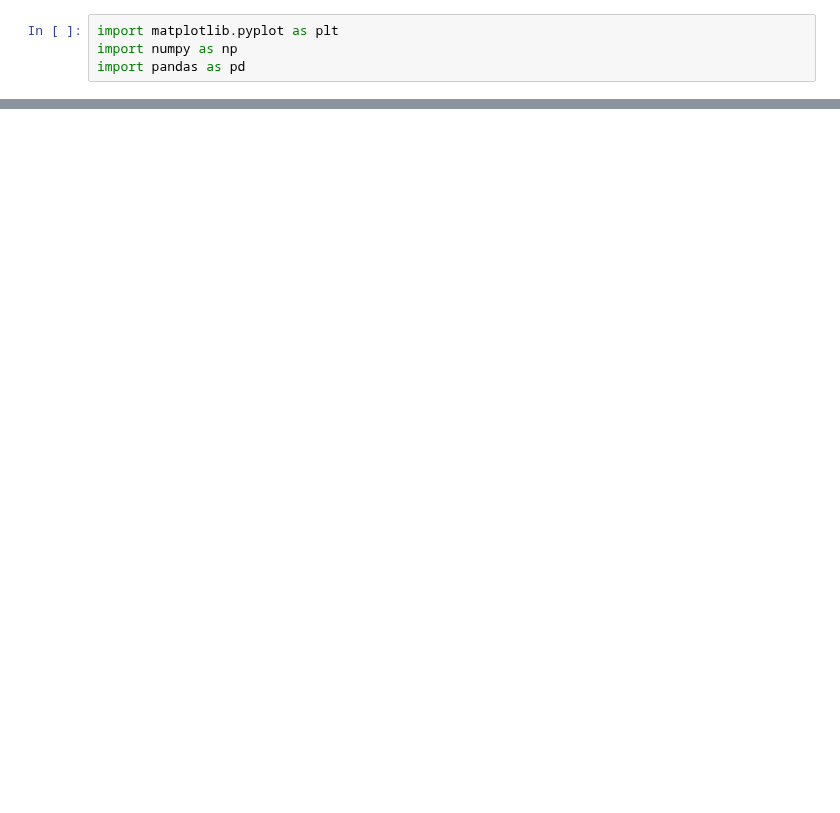
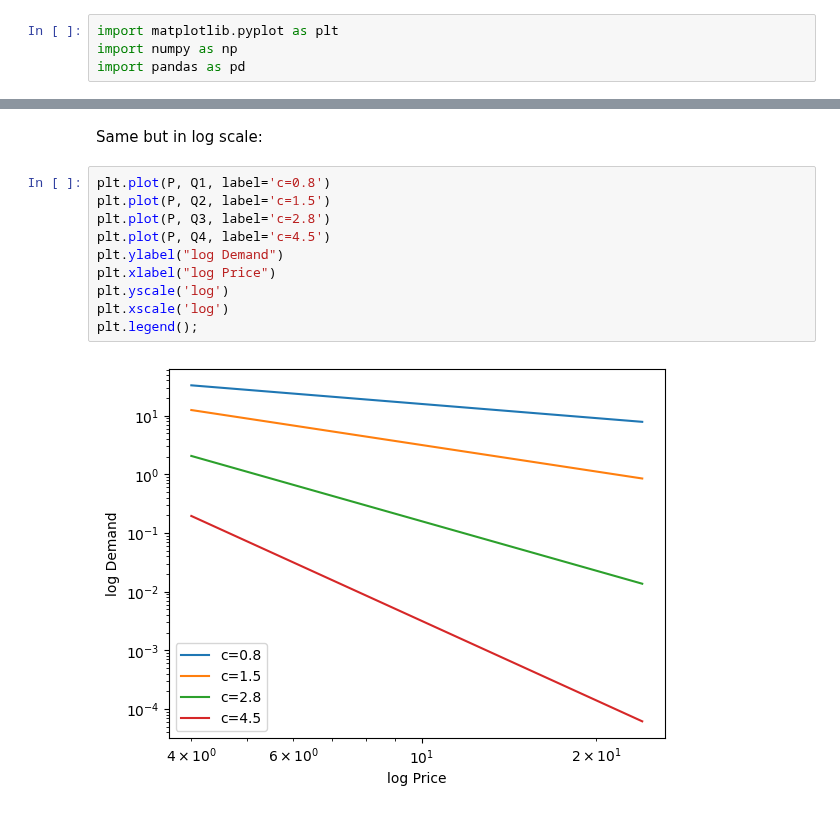
Before and after one commit to banditkings/learning-causal-impact, a Jupyter notebook: notebooks/pricing_example2.ipynb, the cells around one changed output, grey strips where cells are left out. Drawn from its saved outputs; the diff is of its cells as text; blank space fills up the shorter version.

```diff
--- a/notebooks/pricing_example2.ipynb
+++ b/notebooks/pricing_example2.ipynb
@@ -39,0 +42,14 @@ Q2 = demand2(P, constant, coef)
+# %% [markdown]
+Same but in log scale:
+# %%
+plt.plot(P, Q1, label='c=0.8')
+plt.plot(P, Q2, label='c=1.5')
+plt.plot(P, Q3, label='c=2.8')
+plt.plot(P, Q4, label='c=4.5')
+plt.ylabel("log Demand")
+plt.xlabel("log Price")
+plt.yscale('log')
+plt.xscale('log')
+plt.legend();
+# %% [output]
+[figure, added]
```
Also changed, not shown: parts of 11 cells of this notebook.
